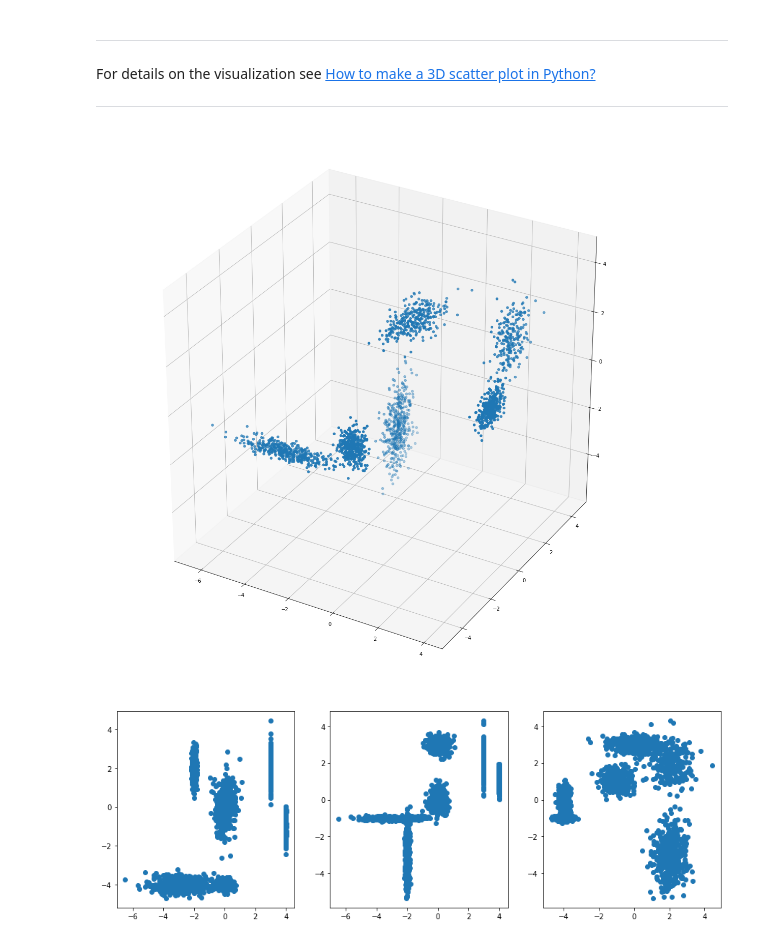
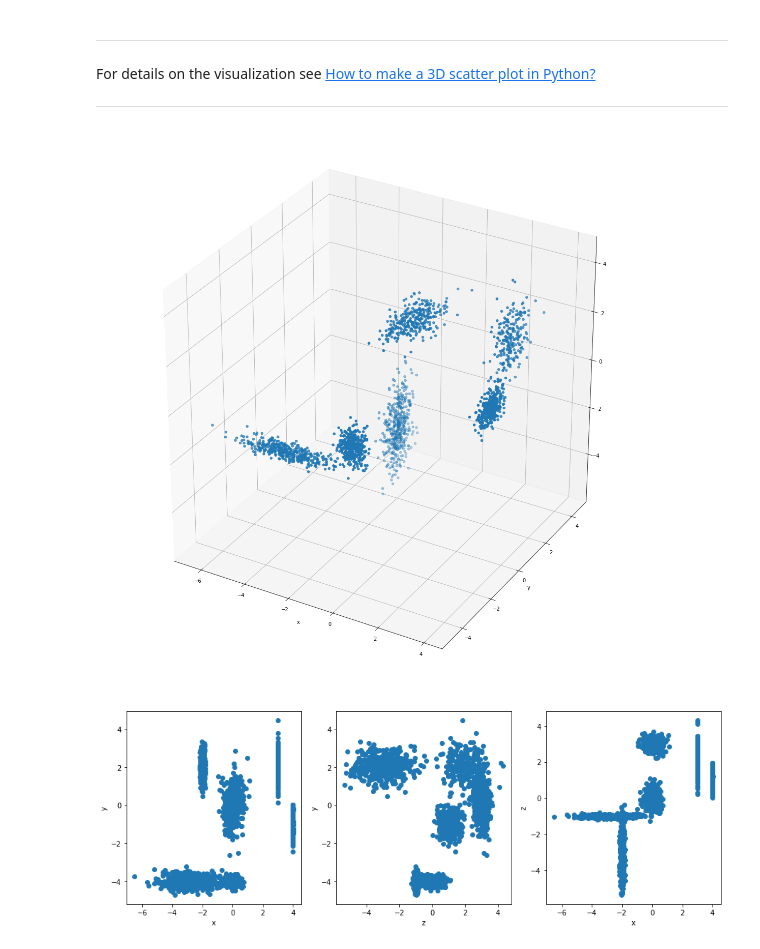
Before and after one commit to marianoju/neuefische, a Jupyter notebook: Multiple Pseudo-Random Clusters in 3D.ipynb, the cells around one changed output. Cells and saved outputs as stored; diff of their text form; code cells hidden in the pictures.

```diff
--- a/Multiple Pseudo-Random Clusters in 3D.ipynb
+++ b/Multiple Pseudo-Random Clusters in 3D.ipynb
@@ -56,33 +56,41 @@ For details on the visualization see [How to make a 3D scatter plot in Python?](
 # %%
 fig = plt.figure(figsize=(15, 15))
 ax = Axes3D(fig)
 
 ax.scatter(x, y, z)
+plt.xlabel('x')
+plt.ylabel('y')
 plt.show()
 
 # for the code see
 # - https://matplotlib.org/gallery/mplot3d/subplot3d.html
 # - https://stackoverflow.com/questions/3584805/
 
 # set up a figure thrice as wide as it is tall
 fig = plt.figure(figsize=(15, 5))
 
 #  First subplot
 ax = fig.add_subplot(1, 3, 1)
 plt.scatter(x, y)
+plt.xlabel('x')
+plt.ylabel('y')
 
 # Second subplot
 ax = fig.add_subplot(1, 3, 2)
-plt.scatter(x, z)
+plt.scatter(z, y)
+plt.xlabel('z')
+plt.ylabel('y')
 
 # Third subplot
 ax = fig.add_subplot(1, 3, 3)
-plt.scatter(y, z)
+plt.scatter(x, z)
+plt.xlabel('x')
+plt.ylabel('z')
 
 plt.show()
 # %% [output]
 [figure]
-[figure, old version]
+[figure, new version]
 # %%
 # Computing clusters
 kmeans = KMeans(n_clusters=6, random_state=0).fit(df)
```
Also changed, not shown: parts of 2 cells of this notebook, 3 other files.
